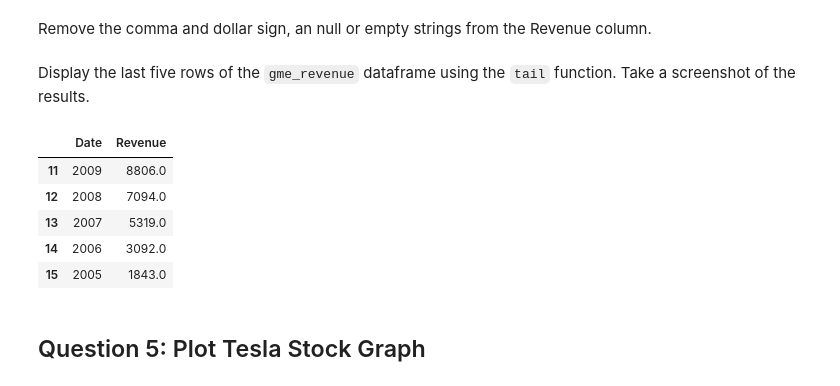
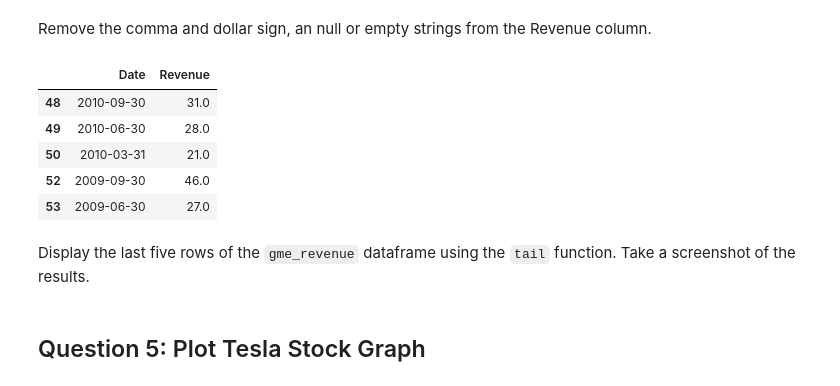
Before and after one commit to kuuhakuphuong/Analyzing-Historical-Stock-Revenue-Data-and-Building-a-Dashboard, a Jupyter notebook: Revenue Data and Building a Dashboard.ipynb, the cells around one changed output. Drawn from its saved outputs; the diff is of its cells as text; code cells hidden in the pictures.

```diff
--- a/Revenue Data and Building a Dashboard.ipynb
+++ b/Revenue Data and Building a Dashboard.ipynb
@@ -240,21 +238,31 @@ gme_revenue.columns = ['Date', 'Revenue']
 # %% [markdown]
 Remove the comma and dollar sign, an null or empty strings from the Revenue column.
 # %%
-gme_revenue["Revenue"] = gme_revenue['Revenue'].str.replace(r'[\$,]', '', regex=True)
+# 1. Ép về string trước
+gme_revenue['Revenue'] = gme_revenue['Revenue'].astype(str)
+
+# 2. Xóa dấu phẩy và ký tự $
+gme_revenue['Revenue'] = gme_revenue['Revenue'].str.replace(',', '', regex=False)
+gme_revenue['Revenue'] = gme_revenue['Revenue'].str.replace('$', '', regex=False)
+
+# 3. Loại bỏ giá trị rỗng
 gme_revenue.dropna(inplace=True)
 gme_revenue = gme_revenue[gme_revenue['Revenue'] != ""]
+
+# 4. Chuyển sang float
 gme_revenue['Revenue'] = gme_revenue['Revenue'].astype(float)
+
+# 5. Kiểm tra
+gme_revenue.tail()
+# %% [output]
+|  | Date | Revenue |
+| 48 | 2010-09-30 | 31.0 |
+| 49 | 2010-06-30 | 28.0 |
+| 50 | 2010-03-31 | 21.0 |
+| 52 | 2009-09-30 | 46.0 |
+| 53 | 2009-06-30 | 27.0 |
 # %% [markdown]
 Display the last five rows of the `gme_revenue` dataframe using the `tail` function. Take a screenshot of the results.
-# %%
-gme_revenue.tail()
-# %% [output]
-|  | Date | Revenue |
-| 11 | 2009 | 8806.0 |
-| 12 | 2008 | 7094.0 |
-| 13 | 2007 | 5319.0 |
-| 14 | 2006 | 3092.0 |
-| 15 | 2005 | 1843.0 |
 # %% [markdown]
 ## Question 5: Plot Tesla Stock Graph
 # %% [markdown]
```
Also changed, not shown: parts of 11 cells of this notebook.
